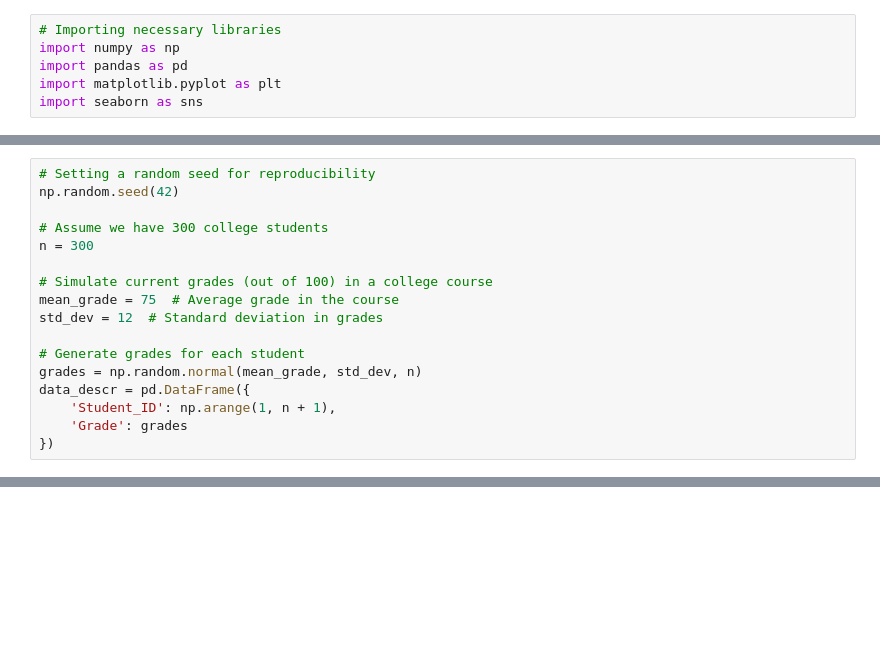
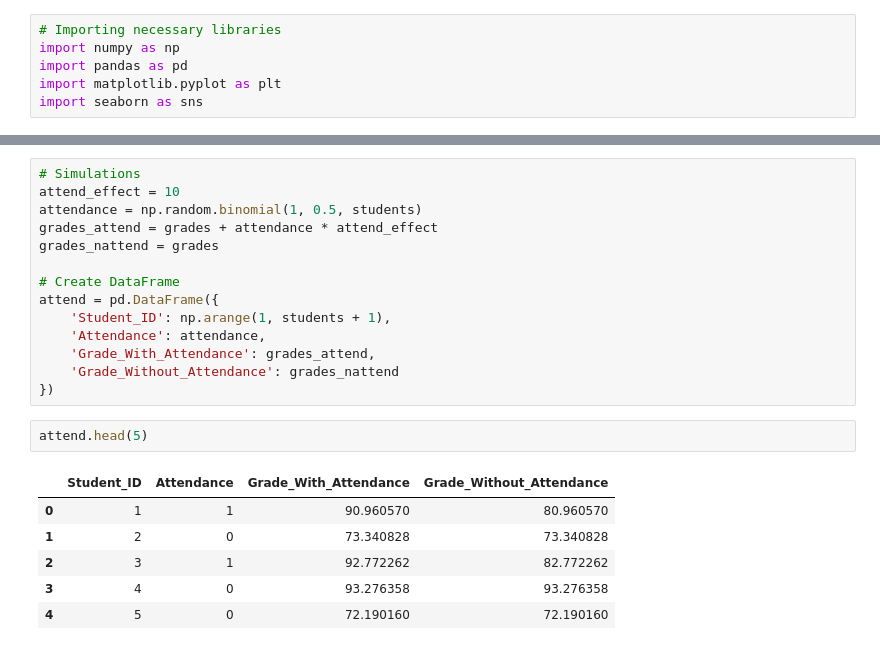
Before and after one commit to dapivei/causal-infere, a Jupyter notebook: sections/1_Introduction.ipynb, the cells around one changed output, grey strips where cells are left out. Cells and saved outputs as stored; diff of their text form; blank space fills up the shorter version.

```diff
--- a/sections/1_Introduction.ipynb
+++ b/sections/1_Introduction.ipynb
@@ -53,17 +90,0 @@ where \(s\) is the current attendance status, and \(u\) includes factors like st
-# %%
-# Setting a random seed for reproducibility
-np.random.seed(42)
-
-# Assume we have 300 college students
-n = 300
-
-# Simulate current grades (out of 100) in a college course
-mean_grade = 75  # Average grade in the course
-std_dev = 12  # Standard deviation in grades
-
-# Generate grades for each student
-grades = np.random.normal(mean_grade, std_dev, n)
-data_descr = pd.DataFrame({
-    'Student_ID': np.arange(1, n + 1),
-    'Grade': grades
-})
@@ -139,0 +125,23 @@ WARNING:matplotlib.legend:No artists with labels found to put in legend.  Note t
+# %%
+# Simulations
+attend_effect = 10
+attendance = np.random.binomial(1, 0.5, students)
+grades_attend = grades + attendance * attend_effect
+grades_nattend = grades
+
+# Create DataFrame
+attend = pd.DataFrame({
+    'Student_ID': np.arange(1, students + 1),
+    'Attendance': attendance,
+    'Grade_With_Attendance': grades_attend,
+    'Grade_Without_Attendance': grades_nattend
+})
+# %%
+attend.head(5)
+# %% [output]
+|  | Student_ID | Attendance | Grade_With_Attendance | Grade_Without_Attendance |
+| 0 | 1 | 1 | 90.960570 | 80.960570 |
+| 1 | 2 | 0 | 73.340828 | 73.340828 |
+| 2 | 3 | 1 | 92.772262 | 82.772262 |
+| 3 | 4 | 0 | 93.276358 | 93.276358 |
+| 4 | 5 | 0 | 72.190160 | 72.190160 |
```
Also changed, not shown: parts of 23 cells of this notebook.
